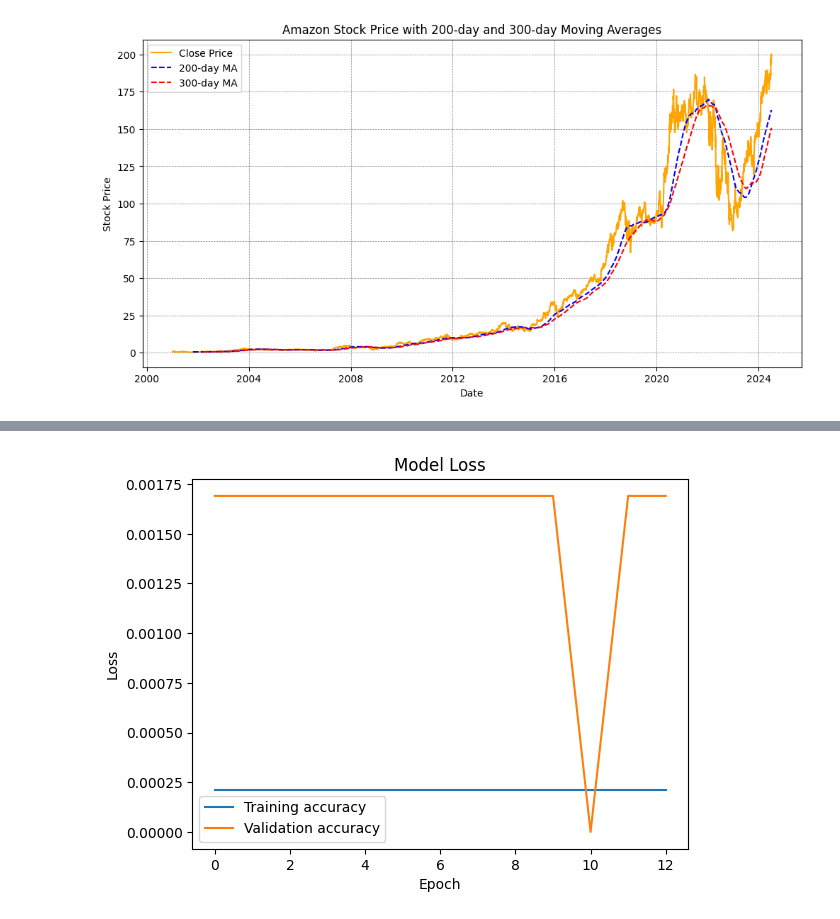
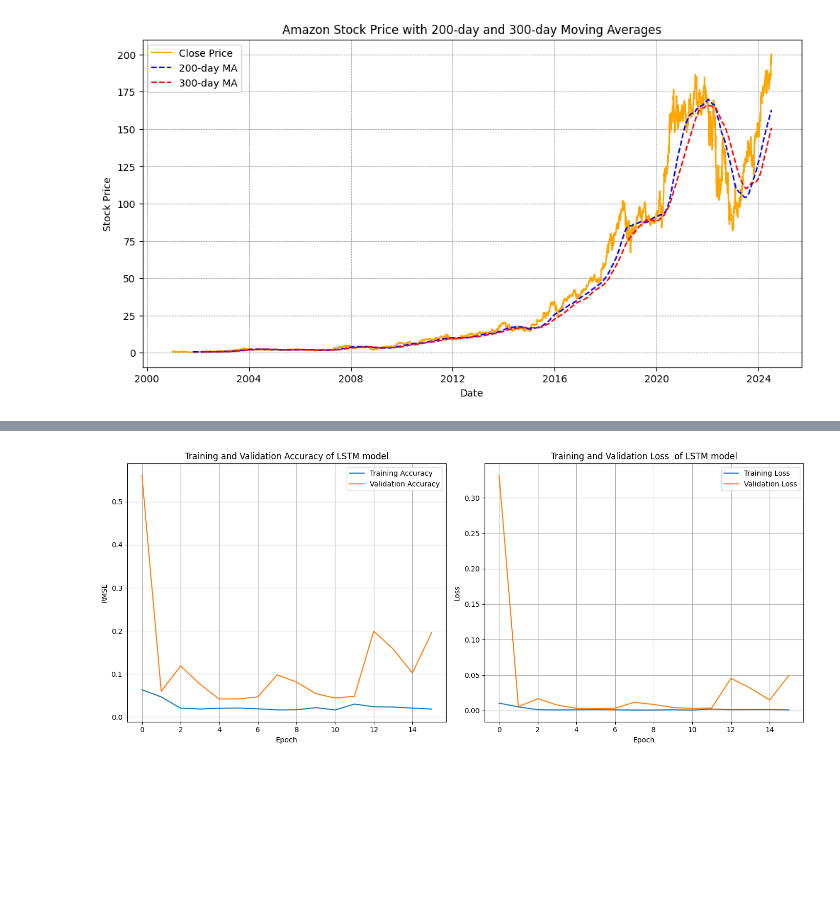
Before and after one commit to HanaMeah/DataStockFinalProject, a Jupyter notebook: DataScienceProject.ipynb, the cells around one changed output, grey strips where cells are left out. Drawn from its saved outputs; the diff is of its cells as text; code cells hidden in the pictures; blank space fills up the shorter version.

```diff
--- a/DataScienceProject.ipynb
+++ b/DataScienceProject.ipynb
@@ -177,21 +165,34 @@ Epoch 13/100
 lstm_model.save("lstm.keras")
 
 #file path:  /content/lstm.keras
-# %%
-# Plotting the training history
-#plt.plot(history.history['loss'], label='Training Loss')
-#plt.plot(history.history['val_loss'], label='Validation Loss')
-plt.plot(history.history['accuracy'], label='Training accuracy')
-plt.plot(history.history['val_accuracy'], label='Validation accuracy')
-#plt.plot(history.history['mae'], label='Training MAE')
-#plt.plot(history.history['val_mae'], label='Validation MAE')
-plt.title('Model Loss')
-plt.xlabel('Epoch')
-plt.ylabel('Loss')
-plt.legend()
-plt.show()
-# %% [output]
-[figure, removed]
+# %%
+# Create a 1x2 subplot layout
+plt.figure(figsize=(14, 6))
+
+# First subplot: RMSE
+plt.subplot(1, 2, 1)  # 1 row, 2 columns, first subplot
+plt.plot(history.history['mean_absolute_error'], label='Training Accuracy')
+plt.plot(history.history['val_mean_absolute_error'], label='Validation Accuracy')
+plt.title('Training and Validation Accuracy of LSTM model')
+plt.xlabel('Epoch')
+plt.ylabel('RMSE')
+plt.legend()
+plt.grid(True)
+
+# Second subplot: Loss
+plt.subplot(1, 2, 2)  # 1 row, 2 columns, second subplot
+plt.plot(history.history['loss'], label='Training Loss')
+plt.plot(history.history['val_loss'], label='Validation Loss')
+plt.title('Training and Validation Loss  of LSTM model')
+plt.xlabel('Epoch')
+plt.ylabel('Loss')
+plt.legend()
+plt.grid(True)
+
+# Adjust layout to prevent overlap
+plt.tight_layout()
+# %% [output]
+[figure, added]
 # %%
 # Evaluate the model on the test data
 loss, accuracy = lstm_model.evaluate(test_generator)
```
Also changed, not shown: parts of 8 cells of this notebook.
